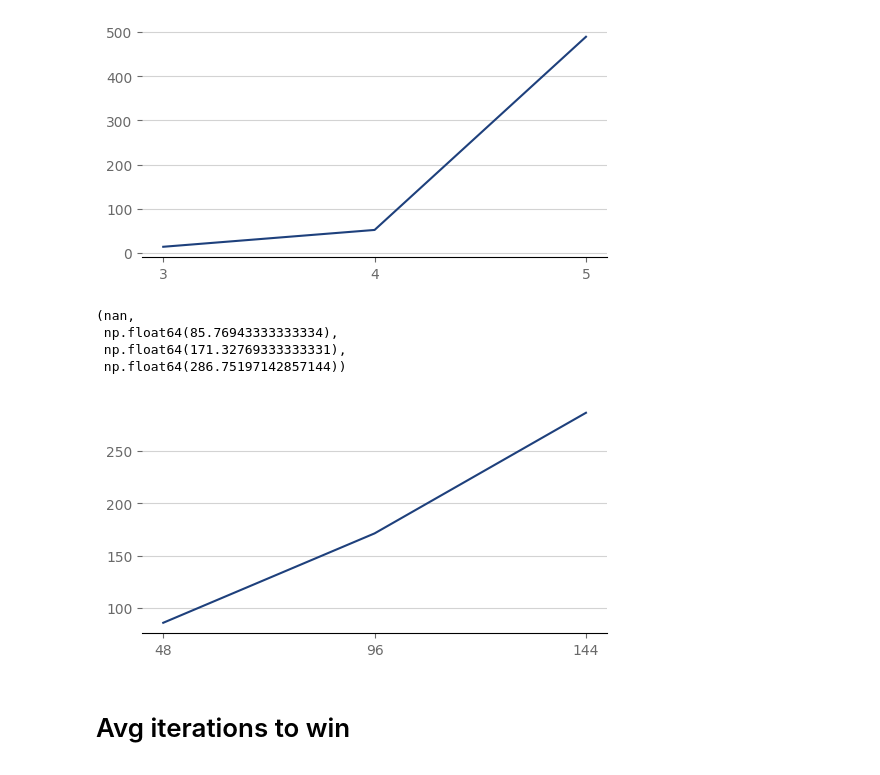
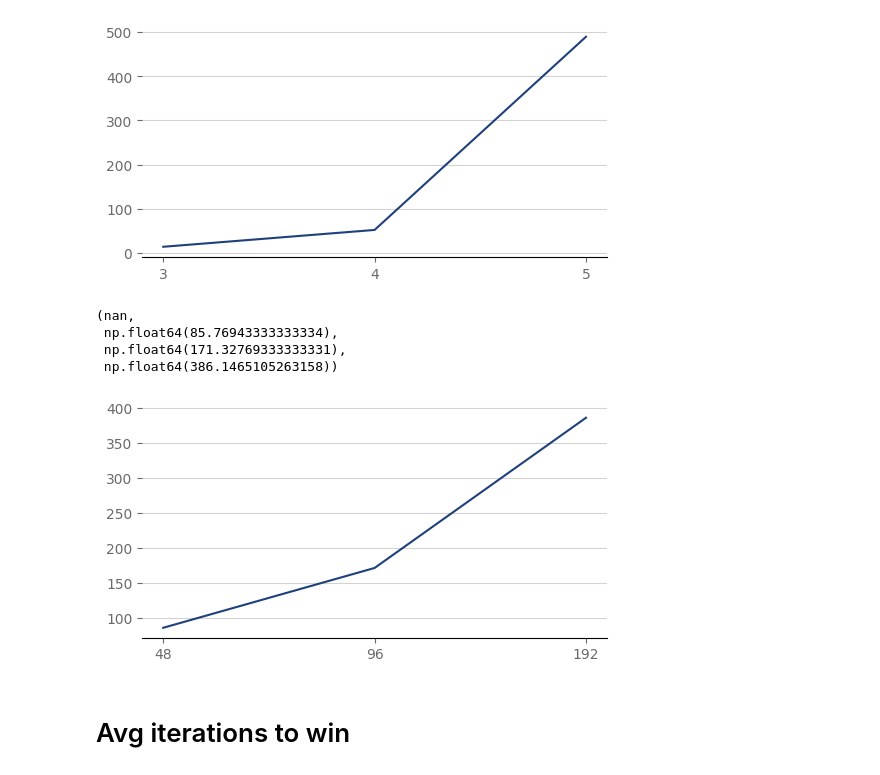
Before and after one commit to PSU-AI801-Group1-Fall-2024/2048-experiments, a Jupyter notebook: data-synthensis.ipynb, the cells around one changed output. Saved outputs shown, nothing was run; the diff lists cells and outputs as text; code cells hidden in the pictures.

```diff
--- a/data-synthensis.ipynb
+++ b/data-synthensis.ipynb
@@ -67,7 +67,7 @@ df_expectimax_5 = pd.read_csv('./data/results-expectimax-5444-5.csv')
 df_mcts_24 = pd.read_csv('./data/results-mcts-4440-24.csv')
 df_mcts_48 = pd.read_csv('./data/results-mcts-4440-48.csv')
 df_mcts_96 = pd.read_csv('./data/results-mcts-4440-96.csv')
-df_mcts_144 = pd.read_csv('./data/results-mcts-4440-144.csv')
+df_mcts_192 = pd.read_csv('./data/results-mcts-4440-192.csv')
 # %%
 df_expectimax_eval = pd.read_csv('./data/eval-expectimax-3.csv').set_axis(['id', '0', '1', '2', '3', 'avg_max', 'max', 'avg_its', 'max_its'], axis = 1).set_index(['id'])
 df_mcts_eval = pd.read_csv('./data/eval-mcts-48.csv').set_axis(['id', '0', '1', '2', '3', 'avg_max', 'max', 'avg_its', 'max_its'], axis = 1).set_index(['id'])
@@ -299,25 +299,25 @@ line_plot(x, y)
     won(df_mcts_24)['Time (s)'].mean(),
     won(df_mcts_48)['Time (s)'].mean(),
     won(df_mcts_96)['Time (s)'].mean(),
-    won(df_mcts_144)['Time (s)'].mean()
+    won(df_mcts_192)['Time (s)'].mean()
 )
 # %% [output]
 (nan,
  np.float64(85.76943333333334),
  np.float64(171.32769333333331),
- np.float64(286.75197142857144))
+ np.float64(386.1465105263158))
 # %%
-x = [24, 48, 96, 144]
+x = [24, 48, 96, 192]
 y = [
     won(df_mcts_24)['Time (s)'].mean(),
     won(df_mcts_48)['Time (s)'].mean(),
     won(df_mcts_96)['Time (s)'].mean(),
-    won(df_mcts_144)['Time (s)'].mean()
+    won(df_mcts_192)['Time (s)'].mean()
 ]
 
 line_plot(x, y)
 # %% [output]
-[figure, old version]
+[figure, new version]
 # %% [markdown]
 # Avg iterations to win
 # %%
```
Also changed, not shown: parts of 10 cells of this notebook, 1 other file.
